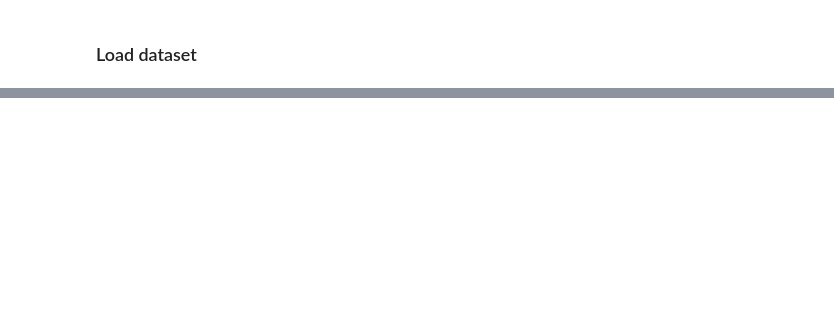
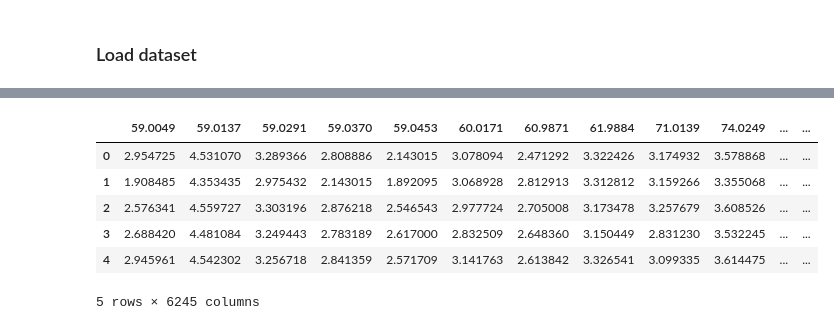
Before and after one commit to win7/GNN_Unsupervised, a Jupyter notebook: preprocessing_raw.ipynb, the cells around one changed output, grey strips where cells are left out. Drawn from its saved outputs; the diff is of its cells as text; code cells hidden in the pictures; blank space fills up the shorter version.

```diff
--- a/preprocessing_raw.ipynb
+++ b/preprocessing_raw.ipynb
@@ -315,0 +135,4 @@ time: 13.8 s (started: 2023-05-22 18:07:03 -05:00)
+# %%
+# logarithm
+df_join_raw_log = log10_global(df_join_raw)
+df_join_raw_log.head()
@@ -315,0 +148,4 @@ time: 13.8 s (started: 2023-05-22 18:07:03 -05:00)
+# %%
+# get subgroups names
+list_groups_id = get_subgroups_id(df_join_raw_log, groups)
+list_groups_id
@@ -315,0 +157,5 @@ time: 13.8 s (started: 2023-05-22 18:07:03 -05:00)
+# %%
+# split graph in groups and subgroups
+
+list_groups_subgroups = split_groups_subgroups(df_join_raw_log, groups, list_groups_id)
+list_groups_subgroups[2][1].head()
@@ -315,0 +171,12 @@ time: 13.8 s (started: 2023-05-22 18:07:03 -05:00)
+# %%
+# transpose
+list_groups_subgroups_t = transpose_global(list_groups_subgroups)
+list_groups_subgroups_t[2][1].head()
+# %% [output]
+|  | 59.0049 | 59.0137 | 59.0291 | 59.0370 | 59.0453 | 60.0171 | 60.9871 | 61.9884 | 71.0139 | 74.0249 | ... | ... |
+| 0 | 2.954725 | 4.531070 | 3.289366 | 2.808886 | 2.143015 | 3.078094 | 2.471292 | 3.322426 | 3.174932 | 3.578868 | ... | ... |
+| 1 | 1.908485 | 4.353435 | 2.975432 | 2.143015 | 1.892095 | 3.068928 | 2.812913 | 3.312812 | 3.159266 | 3.355068 | ... | ... |
+| 2 | 2.576341 | 4.559727 | 3.303196 | 2.876218 | 2.546543 | 2.977724 | 2.705008 | 3.173478 | 3.257679 | 3.608526 | ... | ... |
+| 3 | 2.688420 | 4.481084 | 3.249443 | 2.783189 | 2.617000 | 2.832509 | 2.648360 | 3.150449 | 2.831230 | 3.532245 | ... | ... |
+| 4 | 2.945961 | 4.542302 | 3.256718 | 2.841359 | 2.571709 | 3.141763 | 2.613842 | 3.326541 | 3.099335 | 3.614475 | ... | ... |
+5 rows × 6245 columns
```
Also changed, not shown: parts of 26 cells of this notebook, 3 other files.
